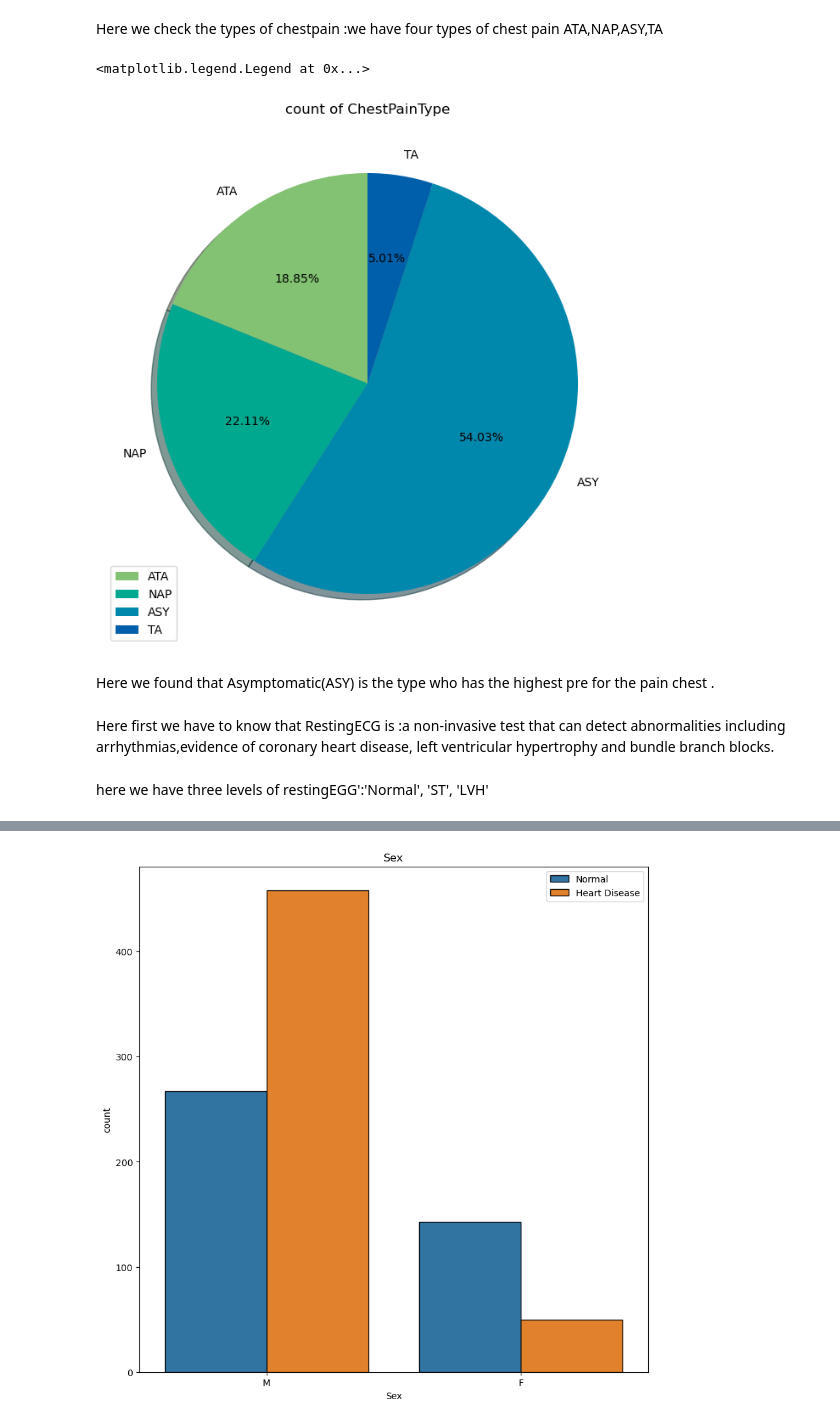
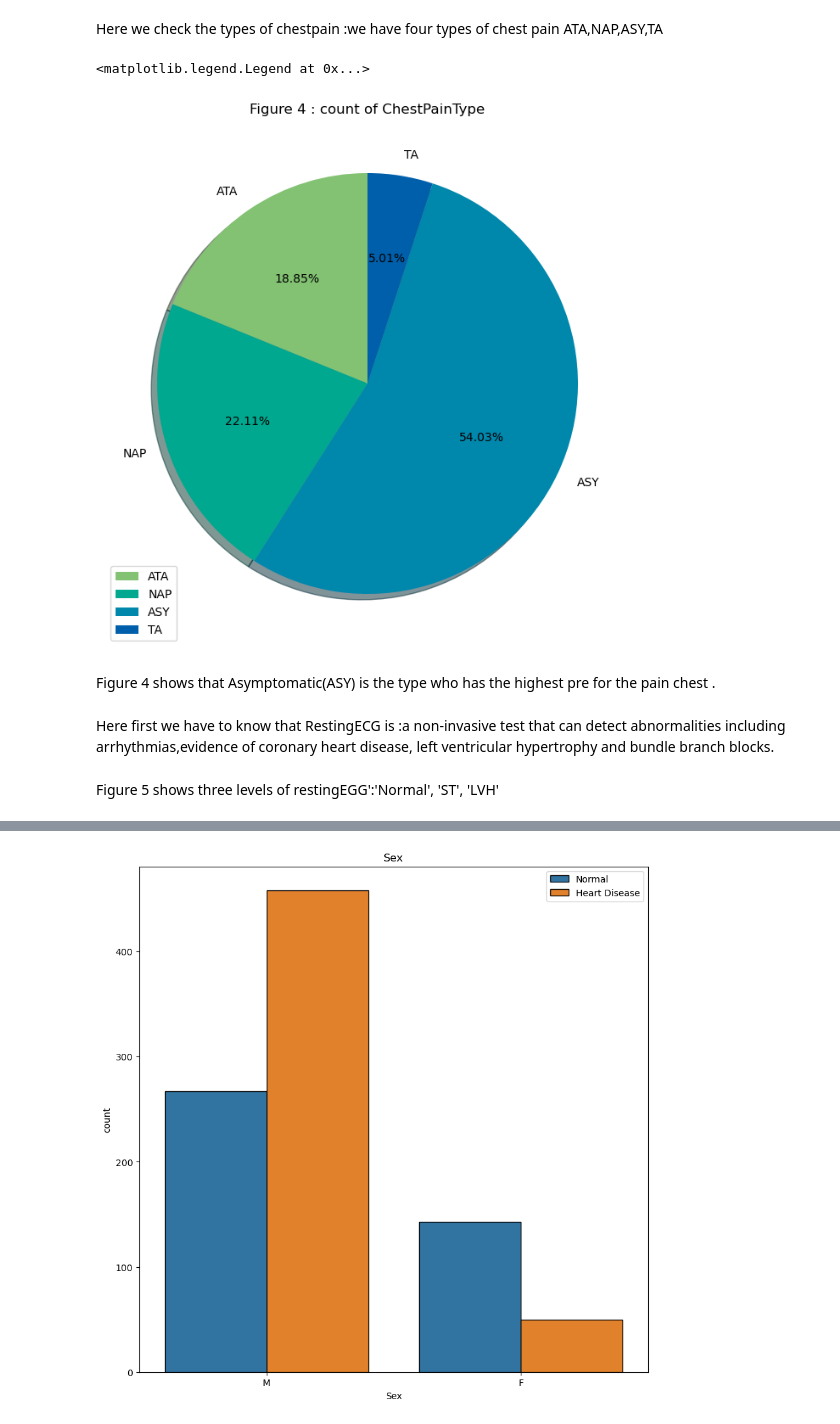
Before and after one commit to sara81a/Heart-Disease-Classification, a Jupyter notebook: Heart-Disease/heart-disease-classification-with-many-models.ipynb, the cells around one changed output, grey strips where cells are left out. Drawn from its saved outputs; the diff is of its cells as text; code cells hidden in the pictures.

```diff
--- a/Heart-Disease/heart-disease-classification-with-many-models.ipynb
+++ b/Heart-Disease/heart-disease-classification-with-many-models.ipynb
@@ -178,14 +184,14 @@ ChestPainType_explode = (0, 0, 0, 0)
 # %%
 plt.figure(figsize=(8,9))
 plt.pie( ChestPainType_size , explode=ChestPainType_explode , labels=ChestPainType_label ,shadow=True ,
         autopct='%1.2f%%' , startangle=90, colors= ["#82C272", "#00A88F", "#0087AC", "#005FAA", "#323B81"])
-plt.title("count of ChestPainType")
+plt.title("Figure 4 : count of ChestPainType")
 plt.legend()
 # %% [output]
 <matplotlib.legend.Legend at 0x...>
-[figure, old version]
+[figure, new version]
 # %% [markdown]
- Here we found that Asymptomatic(ASY) is the type who has the highest pre for the pain chest .
+Figure 4 shows that Asymptomatic(ASY) is the type who has the highest pre for the pain chest .
 # %% [markdown]
 Here first we have to know that  RestingECG is :a non-invasive test that can detect abnormalities including arrhythmias,evidence of coronary heart disease, left ventricular hypertrophy and bundle branch blocks.
 # %%
@@ -193,7 +199,7 @@ RestingECG_label = ['Normal', 'ST', 'LVH']
 RestingECG_size = [552, 178, 188]
 RestingECG_explode = (0, 0, 0)
 # %% [markdown]
-here we have three levels of restingEGG':'Normal', 'ST', 'LVH'
+Figure 5 shows three levels of restingEGG':'Normal', 'ST', 'LVH'
 # %%
 plt.figure(figsize=(8,9))
 plt.pie( RestingECG_size , explode=RestingECG_explode , labels=RestingECG_label ,shadow=True ,
```
Also changed, not shown: parts of 21 cells of this notebook, 1 other file.
